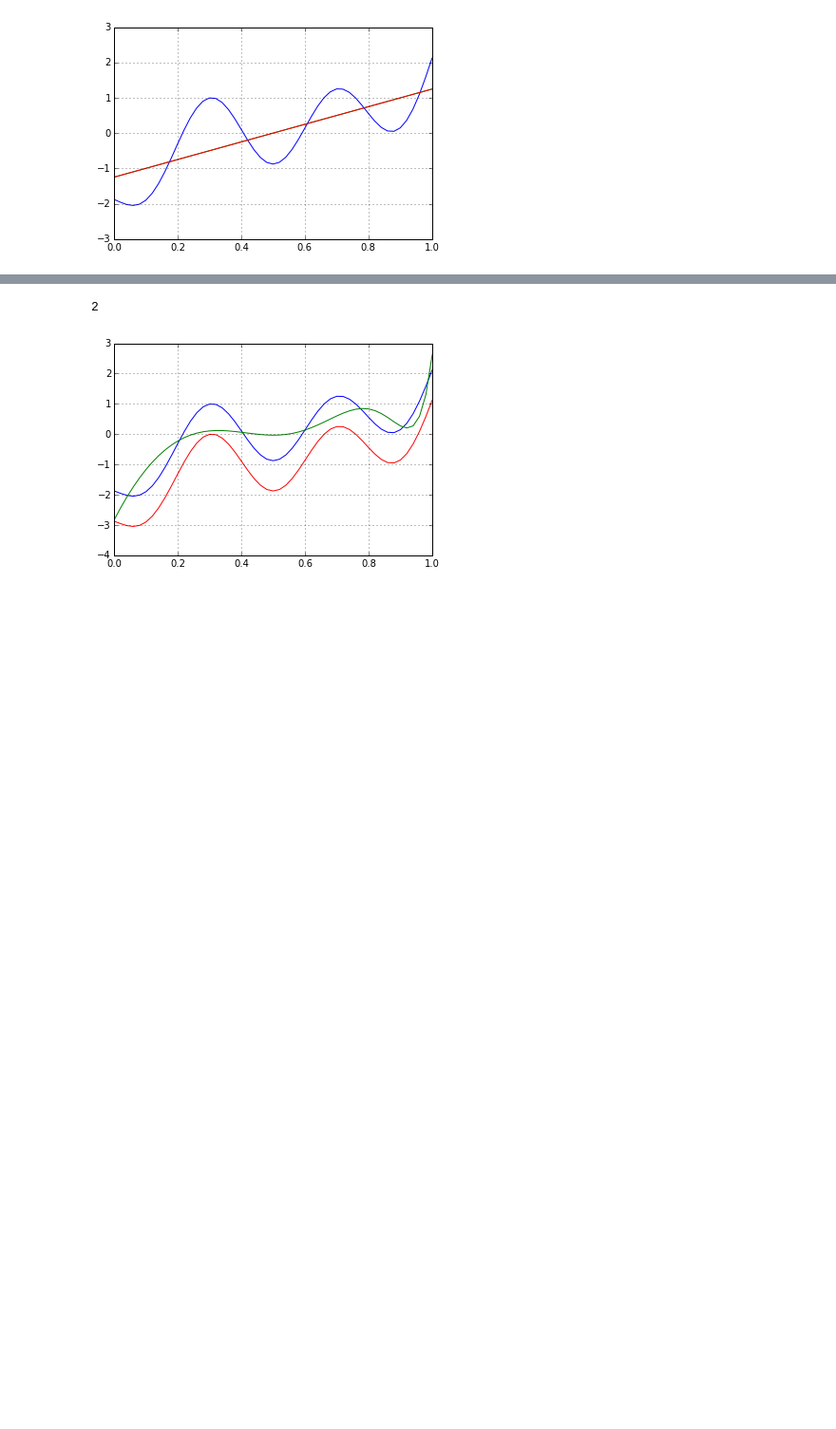
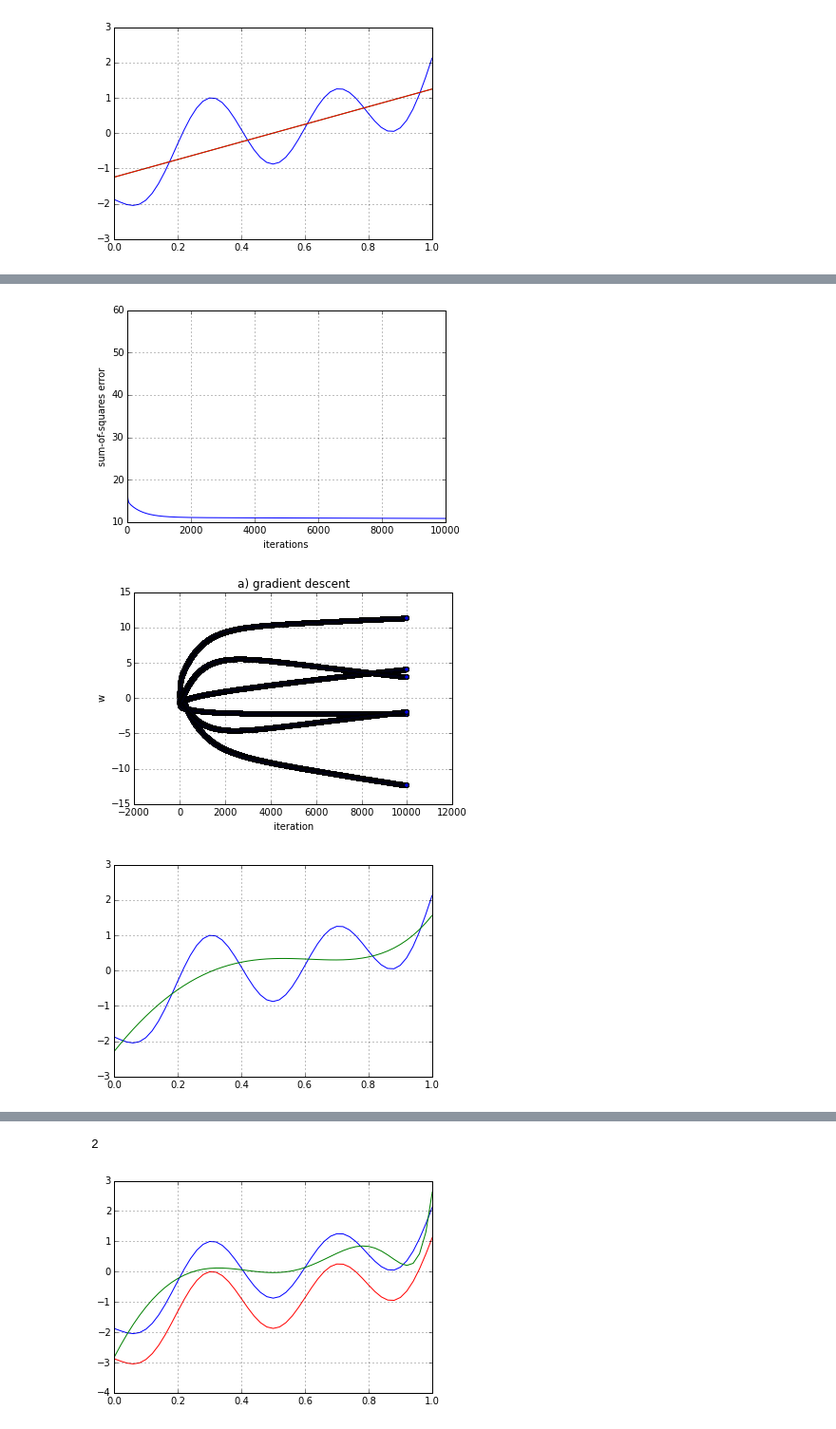
Before and after one commit to hielsnoppe/edu-mi1, a Jupyter notebook: ex5/Untitled.ipynb, the cells around one changed output, grey strips where cells are left out. Shown: that part at 95% size. Saved outputs shown, nothing was run; the diff lists cells and outputs as text; code cells hidden in the pictures; blank space fills up the shorter version.

```diff
--- a/ex5/Untitled.ipynb
+++ b/ex5/Untitled.ipynb
@@ -188,3 +131,51 @@ plt.show()
+# %%
+# regression 5th order
+w5 = np.ones((6,1))-0.5
+n_iter = 0
+iter_max = 10000
+Error5 = np.array(np.zeros(iter_max))
+y5 = np.array(np.zeros((iter_max,len(y))))
+w_tr5 = np.zeros((iter_max,6))
+eta = 0.01
+
+while n_iter < iter_max:
+    w_tr5[n_iter,:] = w5.T
+    y5[n_iter] = output(w5,x)
+    Error5[n_iter] = sumsquerror(w5,x,y)
+    grad = gradient(w5,x,y)
+    alpha = alpha_line_search(grad,x)
+    w5 = w5 + np.multiply(alpha,grad)
+    n_iter = n_iter+1
+
+
+y5 = np.delete(y5,0)
+plt.plot(Error5)
+plt.xlabel('iterations')
+plt.ylabel('sum-of-squares error')
+plt.grid()
+plt.show()
+
+plt.scatter(np.linspace(0,iter_max,len(w_tr5[:,0])).T,w_tr5[:,0])
+plt.scatter(np.linspace(0,iter_max,len(w_tr5[:,0])).T,w_tr5[:,1])
+plt.scatter(np.linspace(0,iter_max,len(w_tr5[:,0])).T,w_tr5[:,2])
+plt.scatter(np.linspace(0,iter_max,len(w_tr5[:,0])).T,w_tr5[:,3])
+plt.scatter(np.linspace(0,iter_max,len(w_tr5[:,0])).T,w_tr5[:,4])
+plt.scatter(np.linspace(0,iter_max,len(w_tr5[:,0])).T,w_tr5[:,5])
+plt.xlabel('iteration')
+plt.ylabel('w')
+plt.title('a) gradient descent')
+plt.grid()
+plt.show()
+
+final5 = np.squeeze(output(w5,x))
+plt.plot(x,y)
+plt.plot(x,final5.T)
+plt.grid()
+plt.show()
+# %% [output]
+[figure, added]
+[figure, added]
+[figure, added]
 # %%
 # comparison with analytical regression
 xreg = x.A.squeeze()
```
Also changed, not shown: parts of 15 cells of this notebook.
